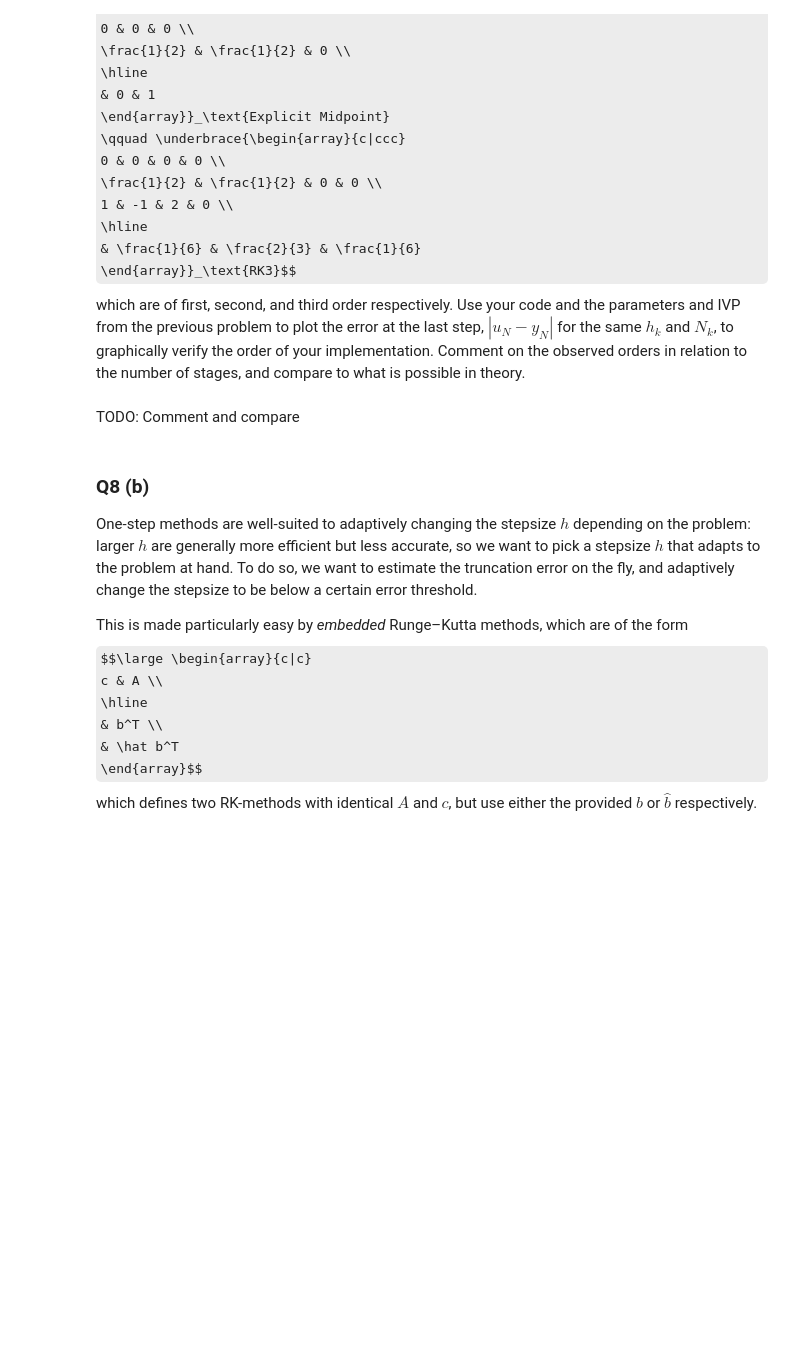
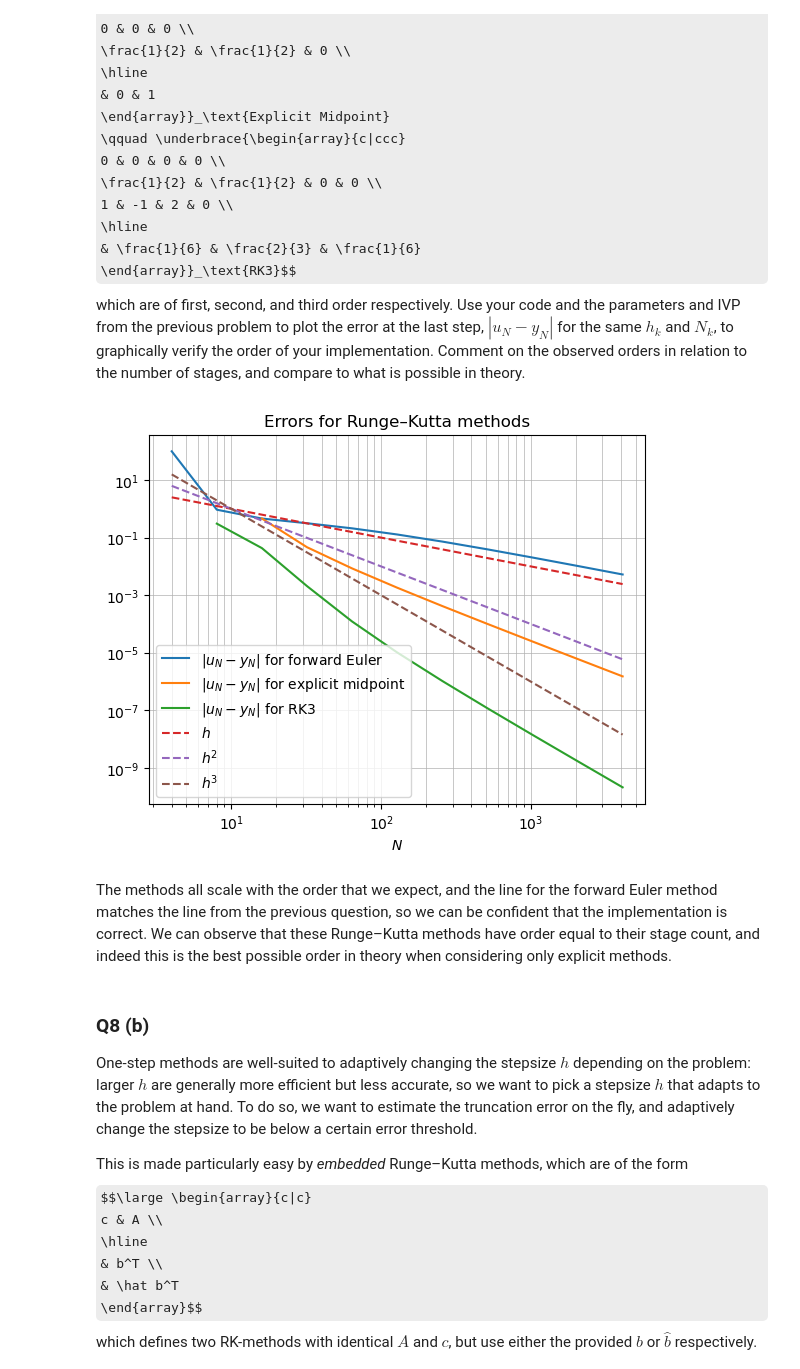
Before and after one commit to DoctorDalek1963/uni, a Jupyter notebook: second-year/MA2K4-Numerical-Methods-and-Computing/Ass-4/Dyson_Dyson_5503449_MA2K4_Assignment_4.ipynb, the cells around one changed output. Drawn from its saved outputs; the diff is of its cells as text; code cells hidden in the pictures; some formulas as TeX source; blank space fills up the shorter version.

```diff
--- a/second-year/MA2K4-Numerical-Methods-and-Computing/Ass-4/Dyson_Dyson_5503449_MA2K4_Assignment_4.ipynb
+++ b/second-year/MA2K4-Numerical-Methods-and-Computing/Ass-4/Dyson_Dyson_5503449_MA2K4_Assignment_4.ipynb
@@ -136,10 +269,51 @@ RK3 = wrapRK(
     np.array([0, 1/2, 1])
 )
 # %%
-# TODO: Plot the error at the last step
-# Use the forward Euler method to check against result from Q7
+def plot_errors_rk_methods():
+    N_0 = 4
+    T = 10
+
+    k = np.arange(0, 11)
+
+    N = N_0 * 2**k
+    h = T / N
+
+    errors_euler = np.array(list(map(
+        lambda i: lastError(forwardEulerRK, h[i], N[i]),
+        range(len(k))
+    )))
+    errors_midpoint = np.array(list(map(
+        lambda i: lastError(explicitMidpoint, h[i], N[i]),
+        range(len(k))
+    )))
+    errors_rk3 = np.array(list(map(
+        lambda i: lastError(RK3, h[i], N[i]),
+        range(len(k))
+    )))
+
+    plt.loglog(N, errors_euler, label=r"$|u_N - y_N|$ for forward Euler")
+    plt.loglog(N[2:], errors_midpoint[2:], label=r"$|u_N - y_N|$ for explicit midpoint")
+    plt.loglog(N, errors_rk3, label=r"$|u_N - y_N|$ for RK3")
+    plt.loglog(N, h, label="$h$", linestyle="dashed")
+    plt.loglog(N, h**2, label="$h^2$", linestyle="dashed")
+    plt.loglog(N, h**3, label="$h^3$", linestyle="dashed")
+
+    plt.grid(True, which='both', linestyle='-', linewidth=0.5)
+
+    plt.title(r"Errors for Runge–Kutta methods")
+    plt.legend()
+    plt.xlabel("$N$")
+
+    plt.show()
+    plt.clf()
+    plt.close()
+
+
+plot_errors_rk_methods()
+# %% [output]
+[figure, added]
 # %% [markdown]
-TODO: Comment and compare
+The methods all scale with the order that we expect, and the line for the forward Euler method matches the line from the previous question, so we can be confident that the implementation is correct. We can observe that these Runge–Kutta methods have order equal to their stage count, and indeed this is the best possible order in theory when considering only explicit methods.
 # %% [markdown]
 ### Q8 (b)
 
```
Also changed, not shown: parts of 11 cells of this notebook, 2 other files.
